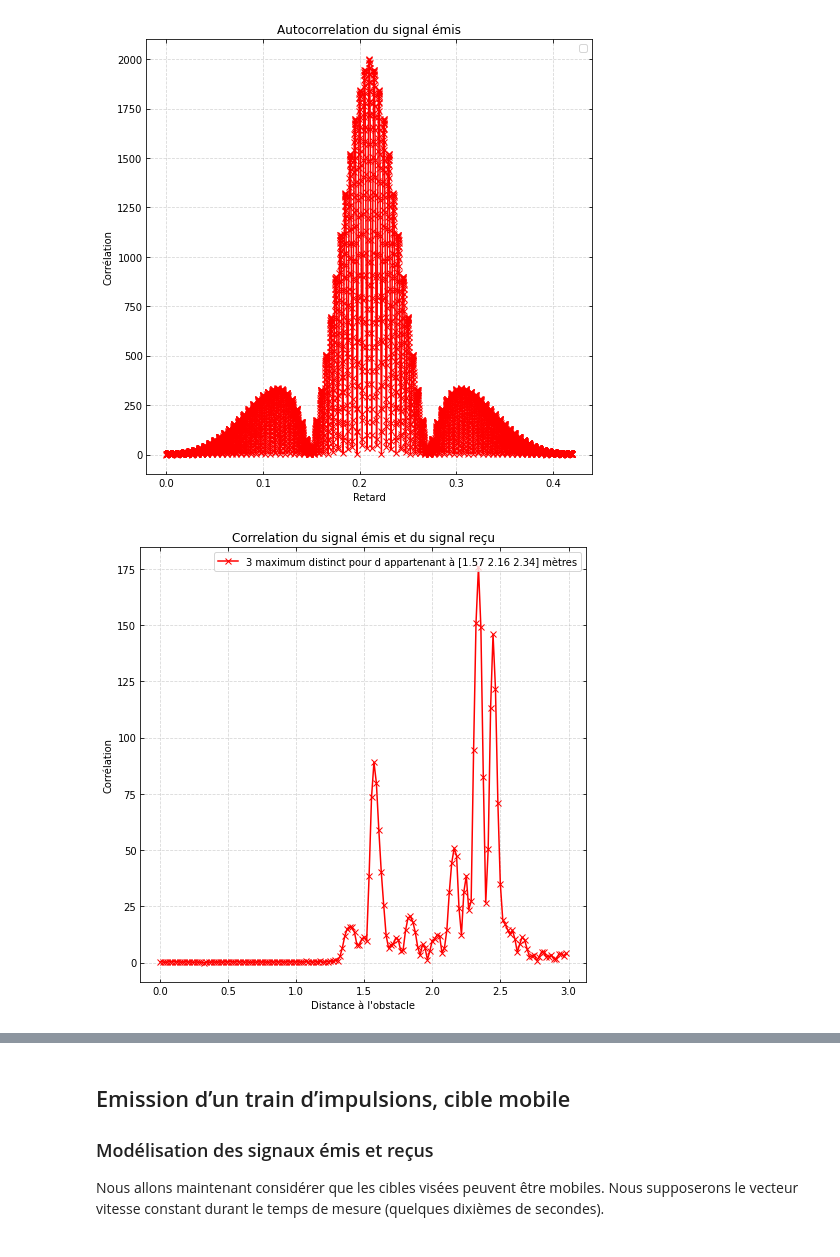
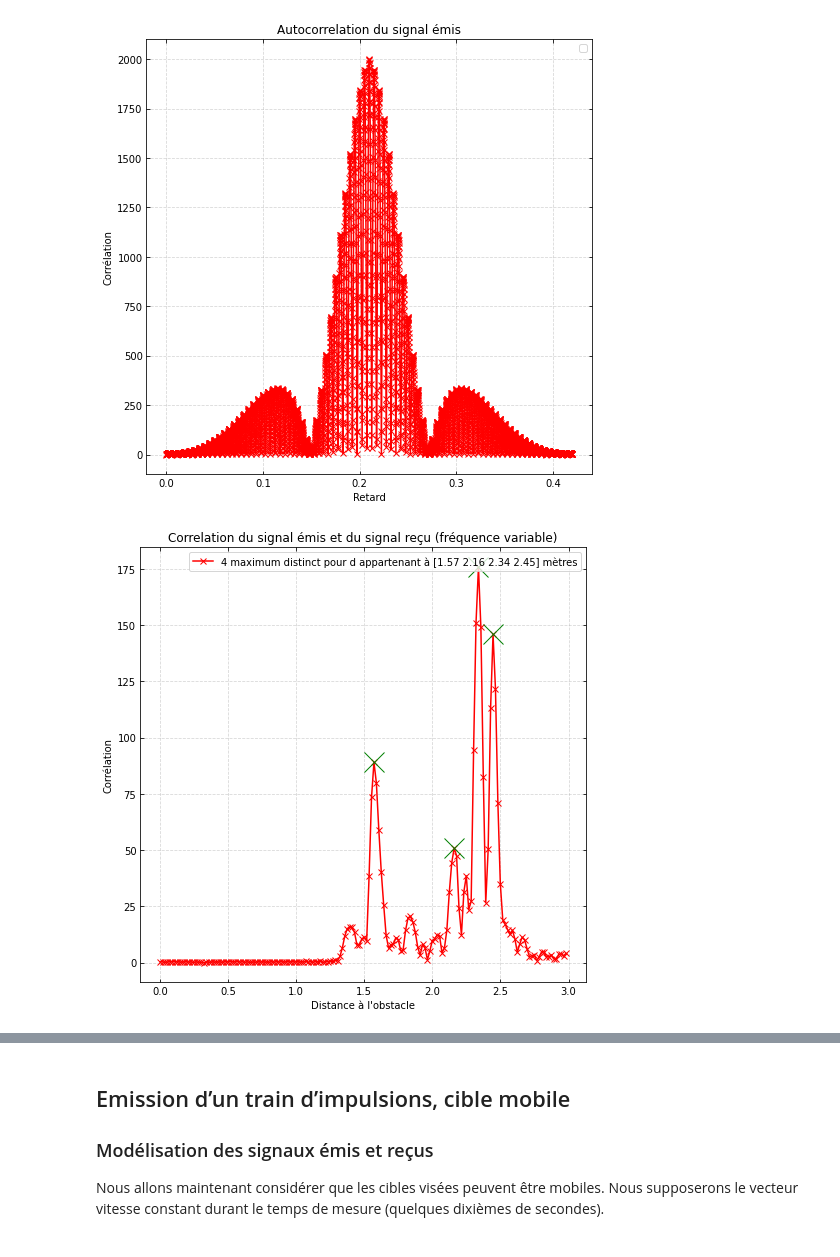
Before and after one commit to 21courgnea/Projet_TDS, a Jupyter notebook: mini-projet-radar/mini_projet_radar.ipynb, the cells around one changed output, grey strips where cells are left out. Saved outputs shown, nothing was run; the diff lists cells and outputs as text; code cells hidden in the pictures.

```diff
--- a/mini-projet-radar/mini_projet_radar.ipynb
+++ b/mini-projet-radar/mini_projet_radar.ipynb
@@ -403,7 +403,8 @@ On retrouve une fréquence du signal émis de l'ordre de $f=50kHz$ et une fréqu
 
 plt.figure(figsize=(8,8))
 plt.plot(np.transpose(d), np.absolute(cor_fft), 'rx-', label = f"{len(peaks_d[0])} maximum distinct pour d appartenant à {np.round(peaks_d, 2)[0]} mètres")
-#plt.plot() mettre marqueurs
+for k in range(len(peaks[0])) :
+    plt.plot(peaks[0][k]*c/Fs/2, peaks[1]['peak_heights'][k], 'gx' ,markersize = 20)
 plt.xlabel("Distance à l'obstacle")
 plt.ylabel("Corrélation")
 plt.tick_params(top=True,right=True,direction='in')
@@ -458,8 +459,7 @@ Fs = data['Fs']
 N = len(r)                                # nombre de points du signal
 d = c * np.arange(0,N)/Fs/2               # axe distance (metres)
 
-# resol_theorique = int(1/(2*np.pi*B) * 1/Fs)
-resol_theorique = int(c*T/2  * 2*Fs/c )
+resol_theorique = int(1/(2*np.pi*B)*c  *  2*Fs/c ) + 1
 cor_fft = scipy.signal.correlate(r, e, mode = 'same', method = 'fft')    # calcul de la corrélation par FFT
 peaks = scipy.signal.find_peaks(np.absolute(cor_fft)[:,0], height = 50, distance = resol_theorique, width=0)   # identification des pics de la fonction d'intercorrélation
 
@@ -547,13 +536,15 @@ No handles with labels found to put in legend.
 # %%
 plt.figure(figsize=(8,8))
 plt.plot(np.transpose(d), np.absolute(cor_fft), 'rx-', label = f"{len(peaks_d[0])} maximum distinct pour d appartenant à {np.round(peaks_d, 2)[0]} mètres")
+for k in range(len(peaks[0])) :
+    plt.plot(peaks[0][k]*c/Fs/2, peaks[1]['peak_heights'][k], 'gx' ,markersize = 20)
 plt.xlabel("Distance à l'obstacle")
 plt.ylabel("Corrélation")
 plt.tick_params(top=True,right=True,direction='in')
 plt.grid(linestyle='--',alpha=0.5)
-plt.title('Correlation du signal émis et du signal reçu')
+plt.title('Correlation du signal émis et du signal reçu (fréquence variable)')
 plt.legend()
 plt.show()
 # %% [output]
-[figure, old version]
+[figure, new version]
 # %% [markdown]
```
Also changed, not shown: parts of 13 cells of this notebook, 1 other file.
